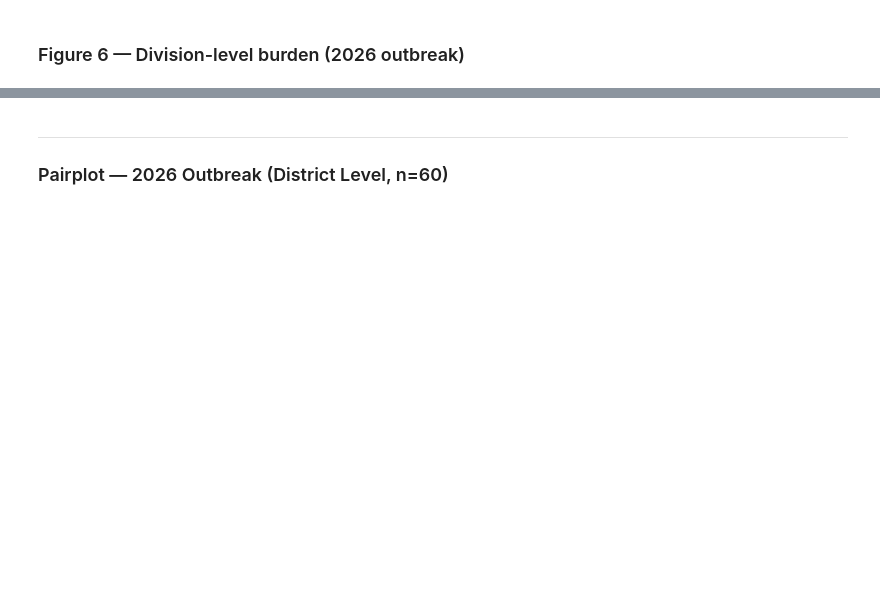
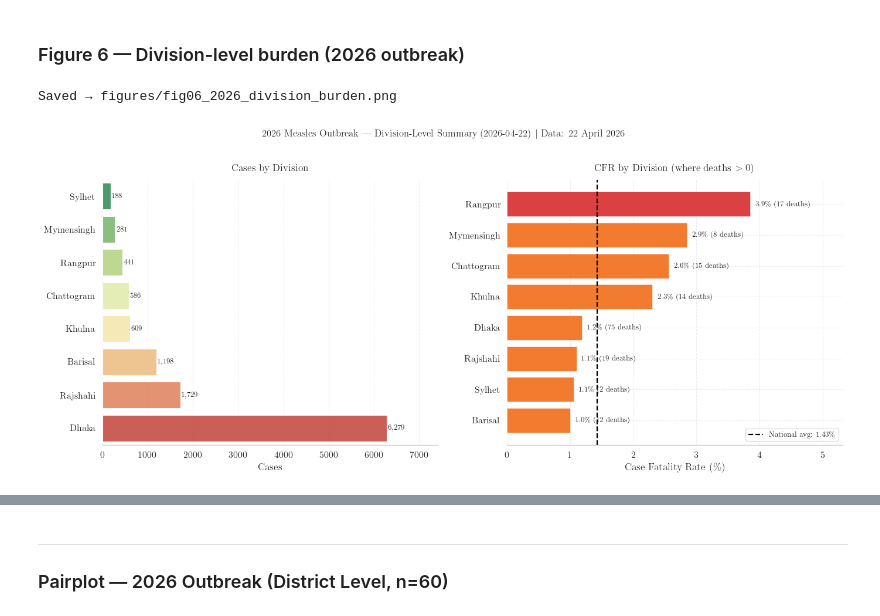
Before and after one commit to awnonbhowmik/Measles-BD, a Jupyter notebook: measles_bangladesh_eda.ipynb, the cells around one changed output, grey strips where cells are left out. Cells and saved outputs as stored; diff of their text form; code cells hidden in the pictures; blank space fills up the shorter version.

```diff
--- a/measles_bangladesh_eda.ipynb
+++ b/measles_bangladesh_eda.ipynb
@@ -613,34 +703,37 @@ for bar in axes[0].patches:
 axes[0].set_xlabel(r'Cases')
 axes[0].set_ylabel('')
 axes[0].set_title(r'Cases by Division', fontweight='bold', pad=10)
 axes[0].set_xlim(0, div_plot.Cases.max()*1.18)
 sns.despine(ax=axes[0], left=True)
 
 # ── CFR by division ───────────────────────────────────────────────
 div_cfr = div_plot[div_plot['Deaths'] > 0].sort_values('CFR_pct', ascending=True)
 cfr_pal = ['#fdae6b' if c < 1 else '#f16913' if c < 3 else '#d62728'
            for c in div_cfr['CFR_pct']]
 axes[1].barh(div_cfr['Division'], div_cfr['CFR_pct'],
              color=cfr_pal, alpha=0.88, edgecolor='white', lw=0.4)
 for bar, row in zip(axes[1].patches, div_cfr.itertuples()):
     axes[1].text(bar.get_width()+0.08,
                  bar.get_y()+bar.get_height()/2,
                  f'{row.CFR_pct:.1f}\\%  ({row.Deaths} deaths)',
                  va='center', ha='left', fontsize=9)
 overall_cfr_div = outb_div['Deaths'].sum() / outb_div['Cases'].sum() * 100
 axes[1].axvline(overall_cfr_div, color='black', ls='--', lw=1.6,
                 label=f'National avg: {overall_cfr_div:.2f}' + r'\%')
 axes[1].legend(framealpha=0.9, fontsize=9)
 axes[1].set_xlabel(r'Case Fatality Rate (\%)')
 axes[1].set_ylabel('')
 axes[1].set_title(r'CFR by Division (where deaths $>$ 0)', fontweight='bold', pad=10)
 axes[1].set_xlim(0, div_cfr.CFR_pct.max()*1.38)
 sns.despine(ax=axes[1], left=True)
 
-fig.suptitle(r'2026 Measles Outbreak --- Division-Level Summary (9 April 2026)' + f' $|$ Data: {DATA_DATE}',
+fig.suptitle(r'2026 Measles Outbreak --- Division-Level Summary (' + str(summary_dict.get('Report date','')) + r')' + f' $|$ Data: {DATA_DATE}',
              fontsize=12, fontweight='bold', y=1.01)
 plt.tight_layout()
 savefig('fig06_2026_division_burden.png')
+# %% [output]
+Saved → figures/fig06_2026_division_burden.png
+[figure, added]
 # %% [markdown]
 ### Summary Insights --- 2026 Outbreak
 
```
Also changed, not shown: parts of 25 cells of this notebook, 43 other files.
